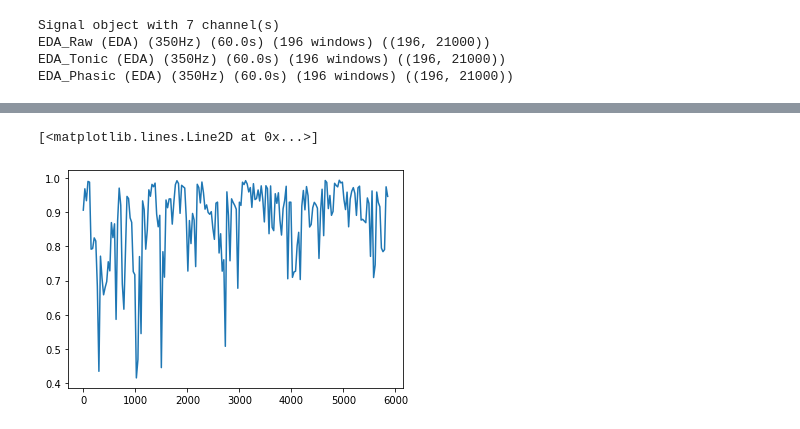
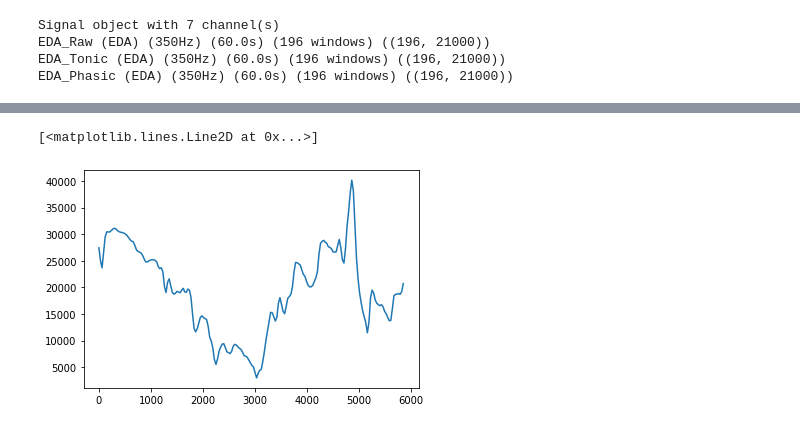
Before and after one commit to obss/BIOBSS, a Jupyter notebook: examples/pipeline.ipynb, the cells around one changed output, grey strips where cells are left out. Drawn from its saved outputs; the diff is of its cells as text; code cells hidden in the pictures.

```diff
--- a/examples/pipeline.ipynb
+++ b/examples/pipeline.ipynb
@@ -91,9 +93,9 @@ pipe.features
 # %%
 import matplotlib.pyplot as plt
-plt.plot(pipe.features['EDA_RawEDA_Tonic_correl'])
+plt.plot(pipe.features['EDA_Raw_integral'])
 # %% [output]
 [<matplotlib.lines.Line2D at 0x...>]
-[figure, old version]
+[figure, new version]
 # %%
 pipe.features['EDA_Raw_acr_length']
 # %% [output]
```
Also changed, not shown: parts of 3 cells of this notebook.
